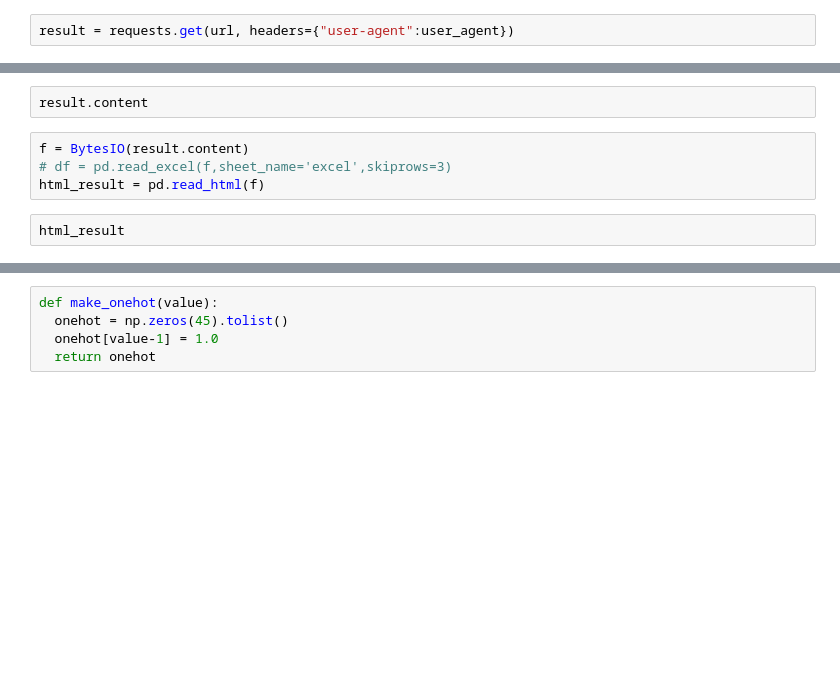
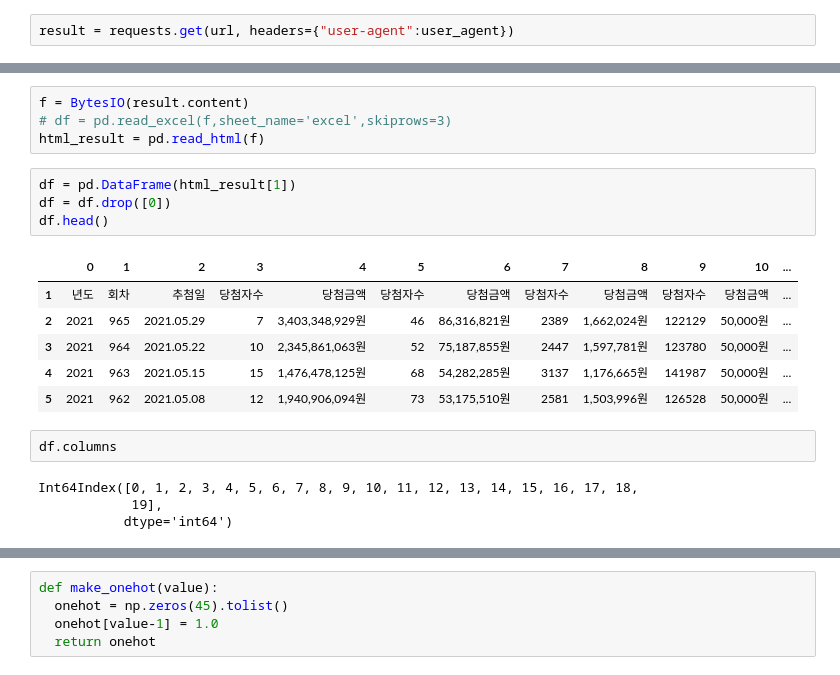
Before and after one commit to dantae74/machine-learning, a Jupyter notebook: stock-etc/99-rnn-lotto.ipynb, the cells around one changed output, grey strips where cells are left out. Cells and saved outputs as stored; diff of their text form; blank space fills up the shorter version.

```diff
--- a/stock-etc/99-rnn-lotto.ipynb
+++ b/stock-etc/99-rnn-lotto.ipynb
@@ -24,8 +26,21 @@ result
-# %%
-result.content
 # %%
 f = BytesIO(result.content)
 # df = pd.read_excel(f,sheet_name='excel',skiprows=3)
 html_result = pd.read_html(f)
-# %%
-html_result
+# %%
+df = pd.DataFrame(html_result[1])
+df = df.drop([0])
+df.head()
+# %% [output]
+|  | 0 | 1 | 2 | 3 | 4 | 5 | 6 | 7 | 8 | 9 | 10 | ... |
+| 1 | 년도 | 회차 | 추첨일 | 당첨자수 | 당첨금액 | 당첨자수 | 당첨금액 | 당첨자수 | 당첨금액 | 당첨자수 | 당첨금액 | ... |
+| 2 | 2021 | 965 | 2021.05.29 | 7 | 3,403,348,929원 | 46 | 86,316,821원 | 2389 | 1,662,024원 | 122129 | 50,000원 | ... |
+| 3 | 2021 | 964 | 2021.05.22 | 10 | 2,345,861,063원 | 52 | 75,187,855원 | 2447 | 1,597,781원 | 123780 | 50,000원 | ... |
+| 4 | 2021 | 963 | 2021.05.15 | 15 | 1,476,478,125원 | 68 | 54,282,285원 | 3137 | 1,176,665원 | 141987 | 50,000원 | ... |
+| 5 | 2021 | 962 | 2021.05.08 | 12 | 1,940,906,094원 | 73 | 53,175,510원 | 2581 | 1,503,996원 | 126528 | 50,000원 | ... |
+# %%
+df.columns
+# %% [output]
+Int64Index([0, 1, 2, 3, 4, 5, 6, 7, 8, 9, 10, 11, 12, 13, 14, 15, 16, 17, 18,
+            19],
+           dtype='int64')
```
Also changed, not shown: parts of 17 cells of this notebook.
